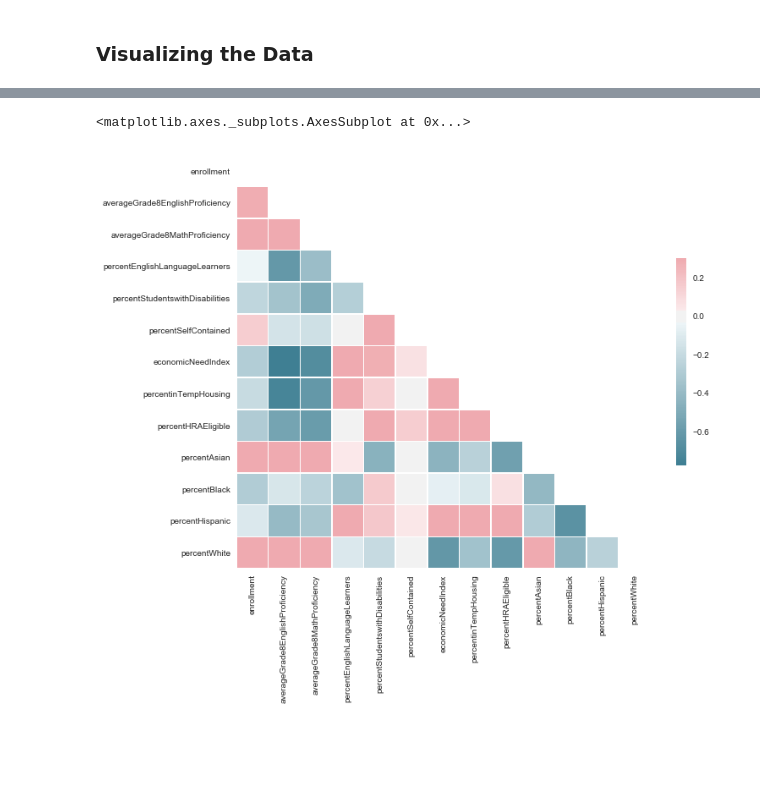
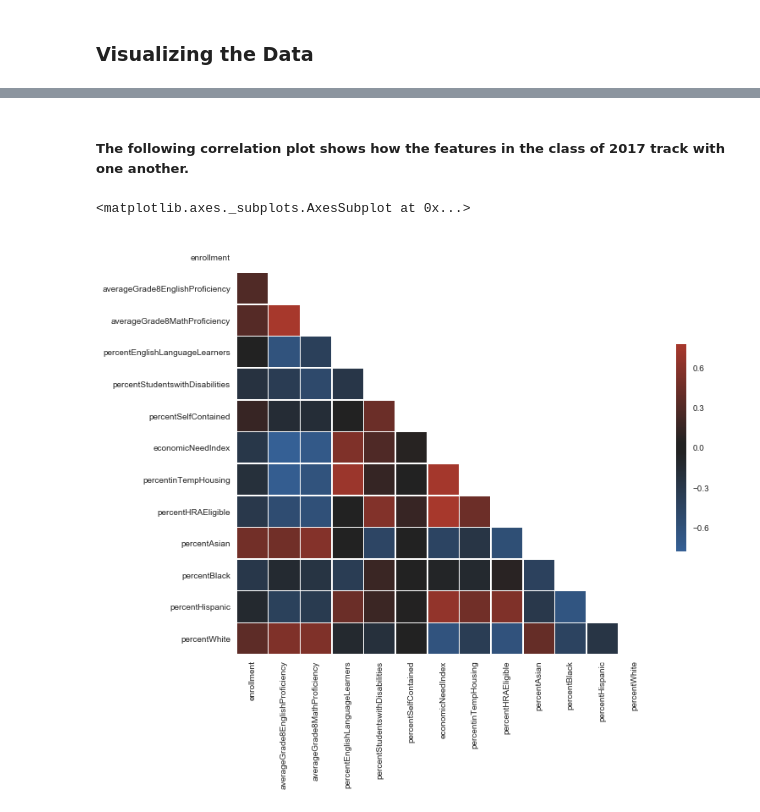
Before and after one commit to trivenigandhi/dataScience, a Jupyter notebook: NYC Education Analyses/Initial_Data_Visualizations.ipynb, the cells around one changed output, grey strips where cells are left out. Cells and saved outputs as stored; diff of their text form; code cells hidden in the pictures; blank space fills up the shorter version.

Commit message:
update school visuals

```diff
--- a/NYC Education Analyses/Initial_Data_Visualizations.ipynb
+++ b/NYC Education Analyses/Initial_Data_Visualizations.ipynb
@@ -12,6 +12,7 @@ import matplotlib
 import matplotlib.pyplot as plt
 %matplotlib inline
 # %%
-data = pd.read_csv("/Users/Triveni/Desktop/dataScience/data/sqrAnalysisData.csv")
+data = pd.read_csv("/Users/Trivnei/Desktop/dataScience/data/sqrAnalysisData.csv")
 current = data[data['schoolYear']=='201617']
-currentInputs = current.iloc[:,0:15]
+currentFeatures = current.iloc[:,0:15]
+currentTargets = current.iloc[:,15:]
@@ -17,0 +21,11 @@ currentInputs = current.iloc[:,0:15]
+# %%
+sns.set(style="white")
+f, axes = plt.subplots(2, 2, figsize=(9, 9), sharex=True)
+sns.distplot(currentTargets['4YearGraduationRate'].dropna().rename("") , color="blue", ax=axes[0, 0])
+axes[0][0].set_title("Overall Graduation Rate")
+sns.distplot(currentTargets['4YearGraduationRateSelfContainedIntegratedCoTeachingorSETSS'].dropna().rename(""), color="green", ax=axes[0, 1])
+axes[0][1].set_title("SPED Graduation Rate")
+sns.distplot(currentTargets['4YearGraduationRateEnglishLanguageLearners'].dropna().rename("") , color="red", ax=axes[1, 0])
+axes[1][0].set_title("ELL Graduation Rate")
+sns.distplot(currentTargets['4YearGraduationRateLowestThirdCitywide'].dropna().rename("") , color="purple", ax=axes[1, 1])
+axes[1][1].set_title("Lowest Third Graduation Rate")
@@ -17,0 +37,3 @@ currentInputs = current.iloc[:,0:15]
+# %%
+sns.set(style="white")
+sns.distplot(currentTargets['collegeandCareerPreparatoryCourseIndex'].dropna().rename("") , color="teal").set_title("College and Career Readiness Index")
@@ -18,14 +43,16 @@ currentInputs = current.iloc[:,0:15]
+# %% [markdown]
+##### The following correlation plot shows how the features in the class of 2017 track with one another.
 # %%
 sns.set(style="white")
-corr = currentInputs.corr() # Compute the correlation matrix
+corr = currentFeatures.corr() # Compute the correlation matrix
 mask = np.zeros_like(corr, dtype=np.bool) # Generate a mask for the upper triangle
 mask[np.triu_indices_from(mask)] = True
 f, ax = plt.subplots(figsize=(11, 9)) # Set up the matplotlib figure
-cmap = sns.diverging_palette(220, 10, as_cmap=True) # Generate a custom diverging colormap
+cmap = sns.diverging_palette(250, 15, s=75, l=40,n=9, center="dark", as_cmap=True) # Generate a custom diverging colormap
 
 # Draw the heatmap with the mask and correct aspect ratio
-sns.heatmap(corr, mask=mask, cmap=cmap, vmax=.3, center=0,
+sns.heatmap(corr, mask=mask, vmax=.3, cmap = cmap, center=0,
             square=True, linewidths=.5, cbar_kws={"shrink": .5})
 # %% [output]
 <matplotlib.axes._subplots.AxesSubplot at 0x...>
-[figure, old version]
+[figure, new version]
```
Also changed, not shown: parts of 4 cells of this notebook, 1 other file.
